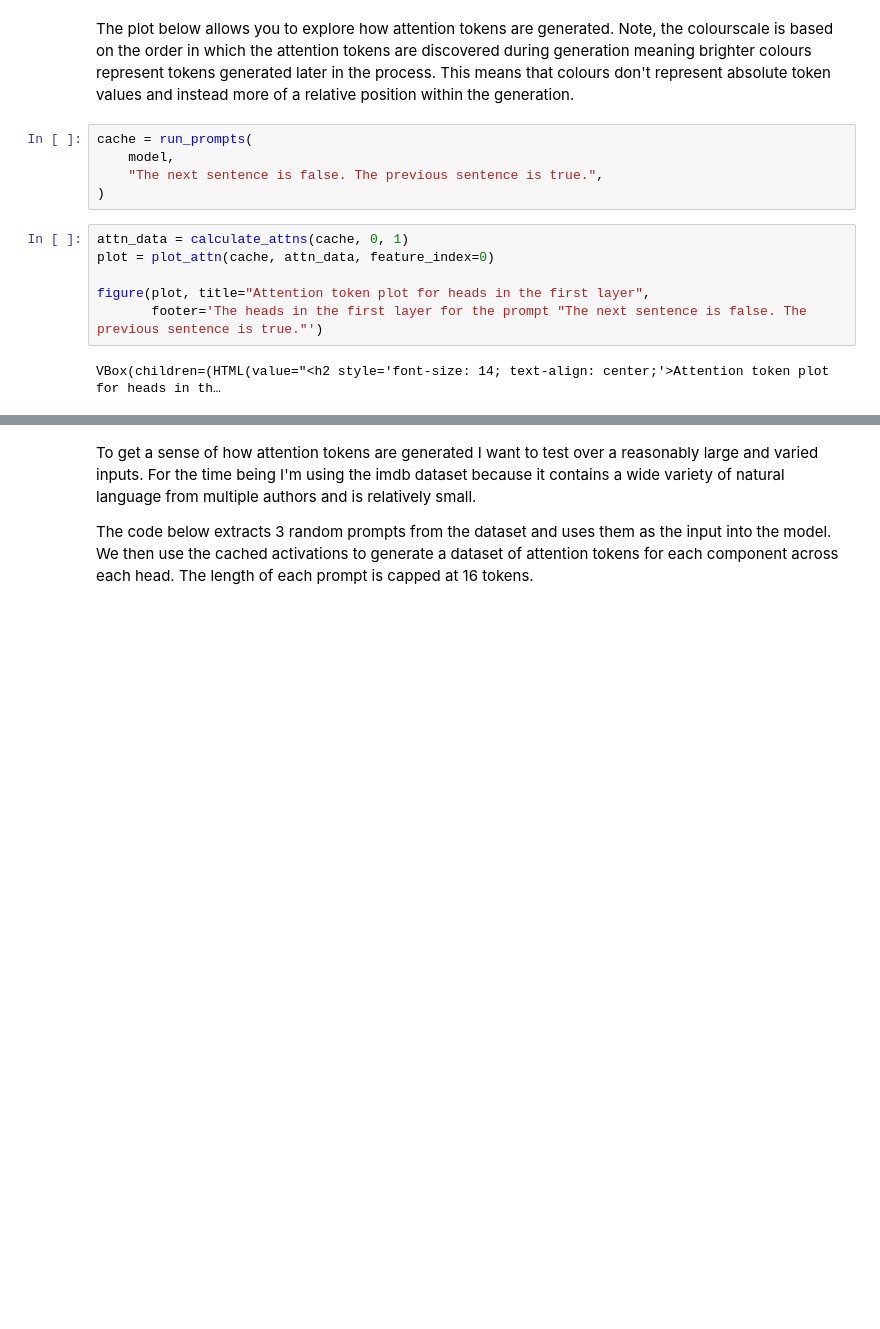
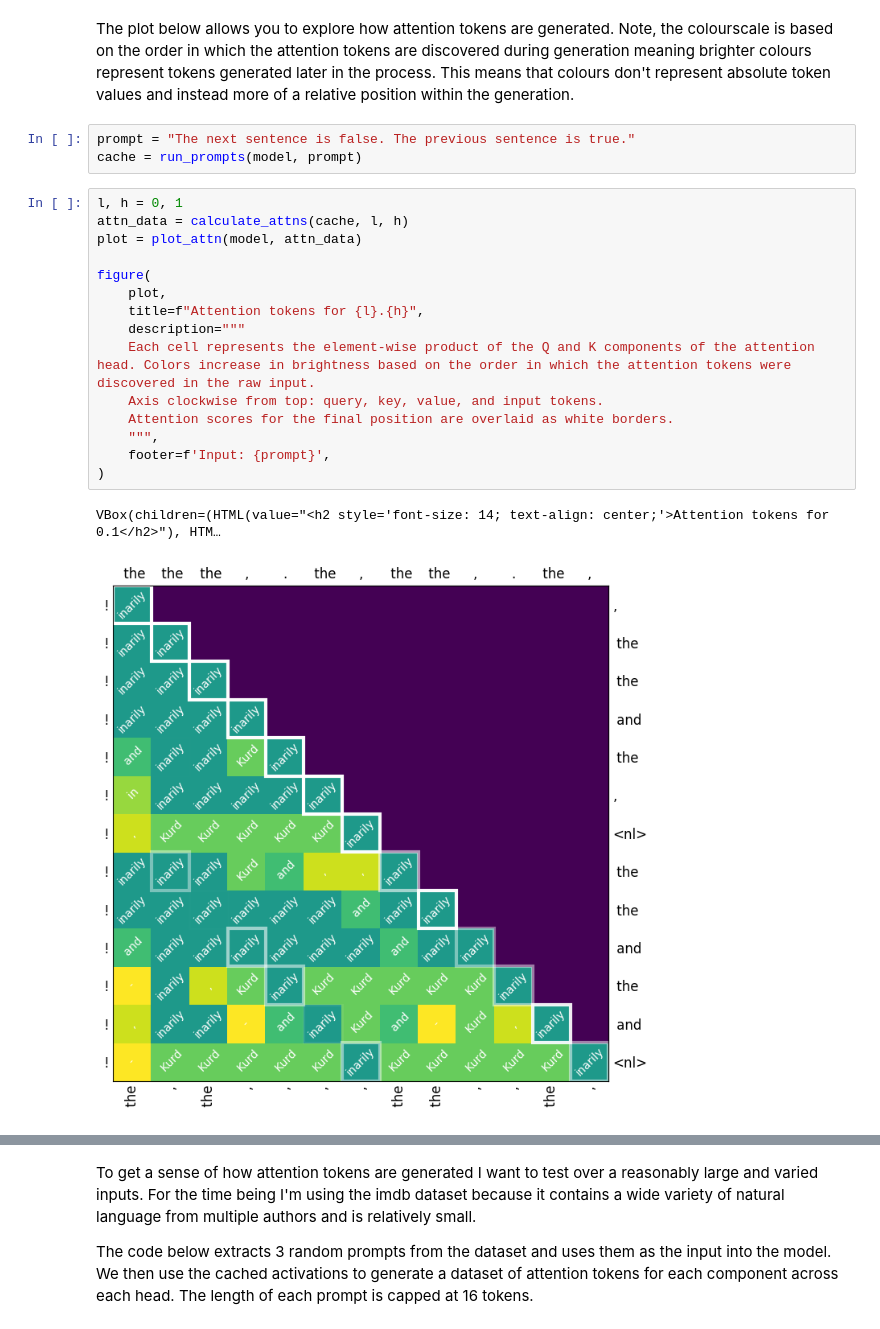
Before and after one commit to layterz/experiments, a Jupyter notebook: notebooks/attention-tokens-2.ipynb, the cells around one changed output, grey strips where cells are left out. Saved outputs shown, nothing was run; the diff lists cells and outputs as text; blank space fills up the shorter version.

```diff
--- a/notebooks/attention-tokens-2.ipynb
+++ b/notebooks/attention-tokens-2.ipynb
@@ -40,16 +51,24 @@ plt.ioff()
 # %% [markdown]
 The plot below allows you to explore how attention tokens are generated. Note, the colourscale is based on the order in which the attention tokens are discovered during generation meaning brighter colours represent tokens generated later in the process. This means that colours don't represent absolute token values and instead more of a relative position within the generation.
 # %%
-cache = run_prompts(
-    model,
-    "The next sentence is false. The previous sentence is true.",
-)
+prompt = "The next sentence is false. The previous sentence is true."
+cache = run_prompts(model, prompt)
-# %%
-attn_data = calculate_attns(cache, 0, 1)
-plot = plot_attn(cache, attn_data, feature_index=0)
-
-figure(plot, title="Attention token plot for heads in the first layer",
-       footer='The heads in the first layer for the prompt "The next sentence is false. The previous sentence is true."')
-# %% [output]
-VBox(children=(HTML(value="<h2 style='font-size: 14; text-align: center;'>Attention token plot for heads in th…
+# %%
+l, h = 0, 1
+attn_data = calculate_attns(cache, l, h)
+plot = plot_attn(model, attn_data)
+
+figure(
+    plot,
+    title=f"Attention tokens for {l}.{h}",
+    description="""
+    Each cell represents the element-wise product of the Q and K components of the attention head. Colors increase in brightness based on the order in which the attention tokens were discovered in the raw input.
+    Axis clockwise from top: query, key, value, and input tokens.
+    Attention scores for the final position are overlaid as white borders.
+    """,
+    footer=f'Input: {prompt}',
+)
+# %% [output]
+VBox(children=(HTML(value="<h2 style='font-size: 14; text-align: center;'>Attention tokens for 0.1</h2>"), HTM…
+[figure, added]
 # %%
```
Also changed, not shown: parts of 32 cells of this notebook, 3 other files.
